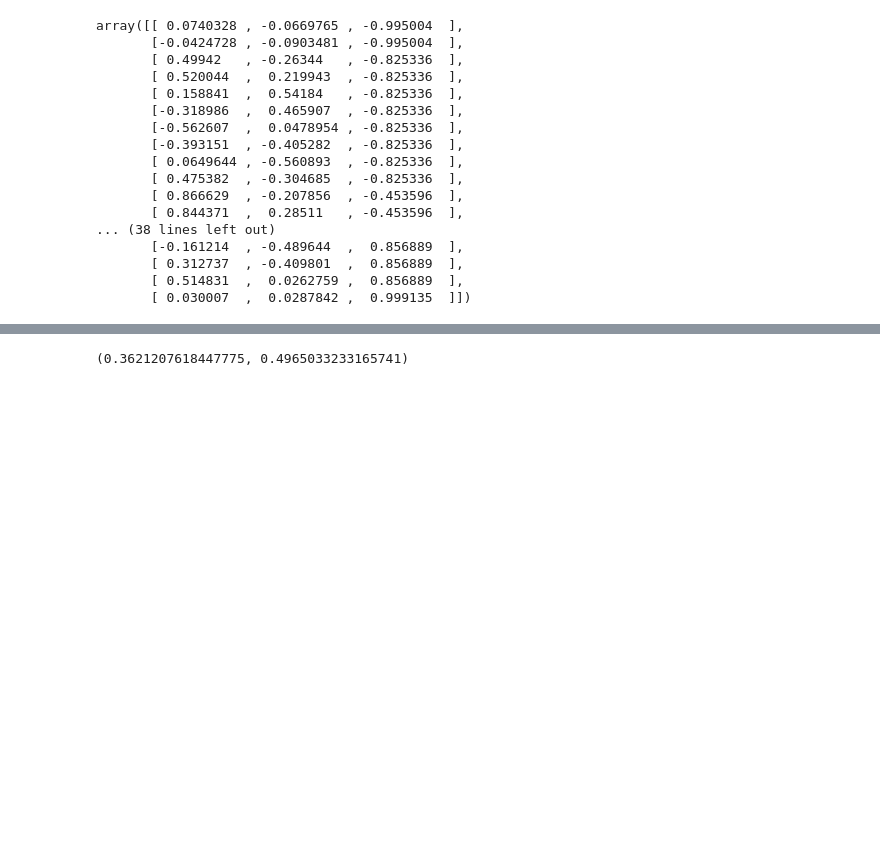
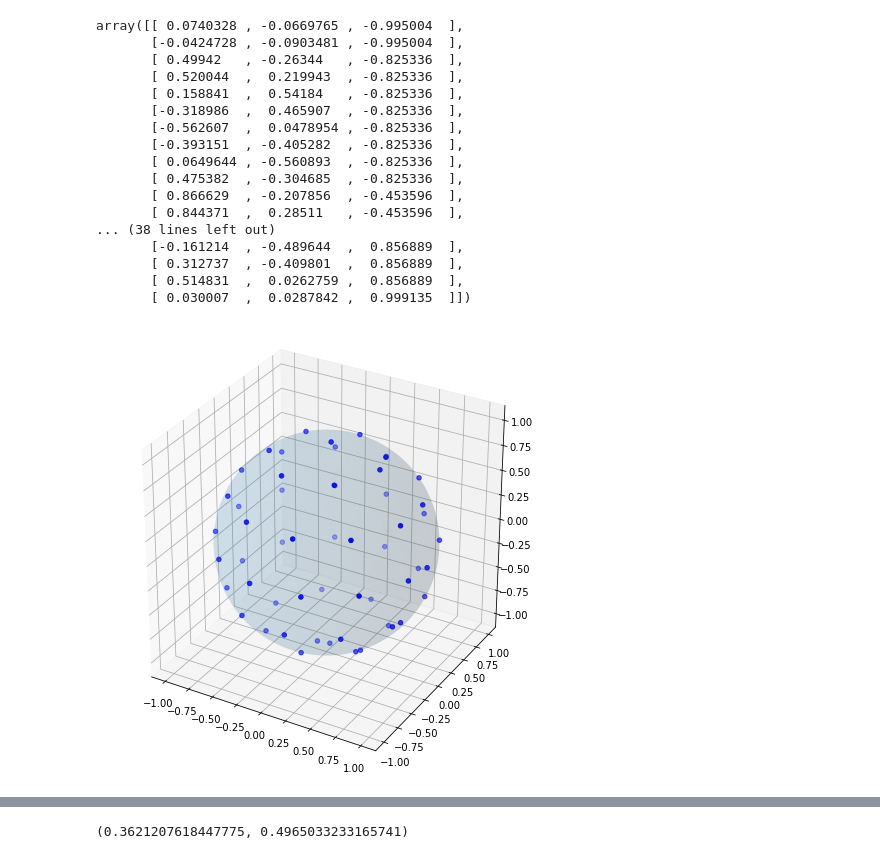
Before and after one commit to noahnovsak/tda-sensors, a Jupyter notebook: sensors.ipynb, the cells around one changed output, grey strips where cells are left out. Saved outputs shown, nothing was run; the diff lists cells and outputs as text; code cells hidden in the pictures; blank space fills up the shorter version.

```diff
--- a/sensors.ipynb
+++ b/sensors.ipynb
@@ -50,3 +56,20 @@ array([[ 0.0740328 , -0.0669765 , -0.995004  ],
        [ 0.312737  , -0.409801  ,  0.856889  ],
        [ 0.514831  ,  0.0262759 ,  0.856889  ],
        [ 0.030007  ,  0.0287842 ,  0.999135  ]])
+# %%
+fig = plt.figure(figsize=(8, 8))
+ax = fig.add_subplot(projection='3d')
+
+u = np.linspace(0, 2 * np.pi, 100)
+v = np.linspace(0, np.pi, 100)
+ax.plot_surface(np.outer(np.cos(u), np.sin(v)),
+                np.outer(np.sin(u), np.sin(v)),
+                np.outer(np.ones(np.size(u)), np.cos(v)),
+                alpha=.1)
+
+ax.scatter(points[:, 0], points[:, 1], points[:, 2], c='b', marker='o')
+
+plt.gca().set_aspect('equal')
+plt.show()
+# %% [output]
+[figure, added]
```
Also changed, not shown: parts of 12 cells of this notebook.
